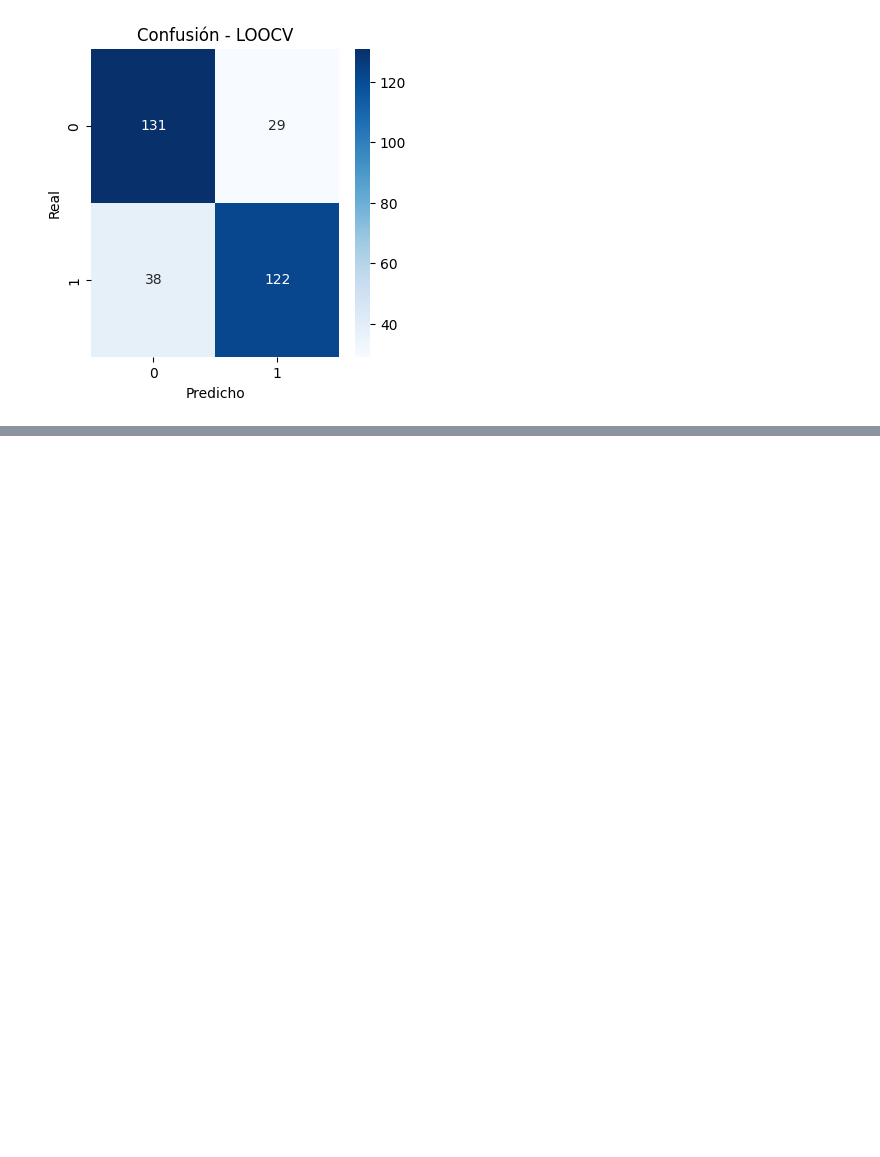
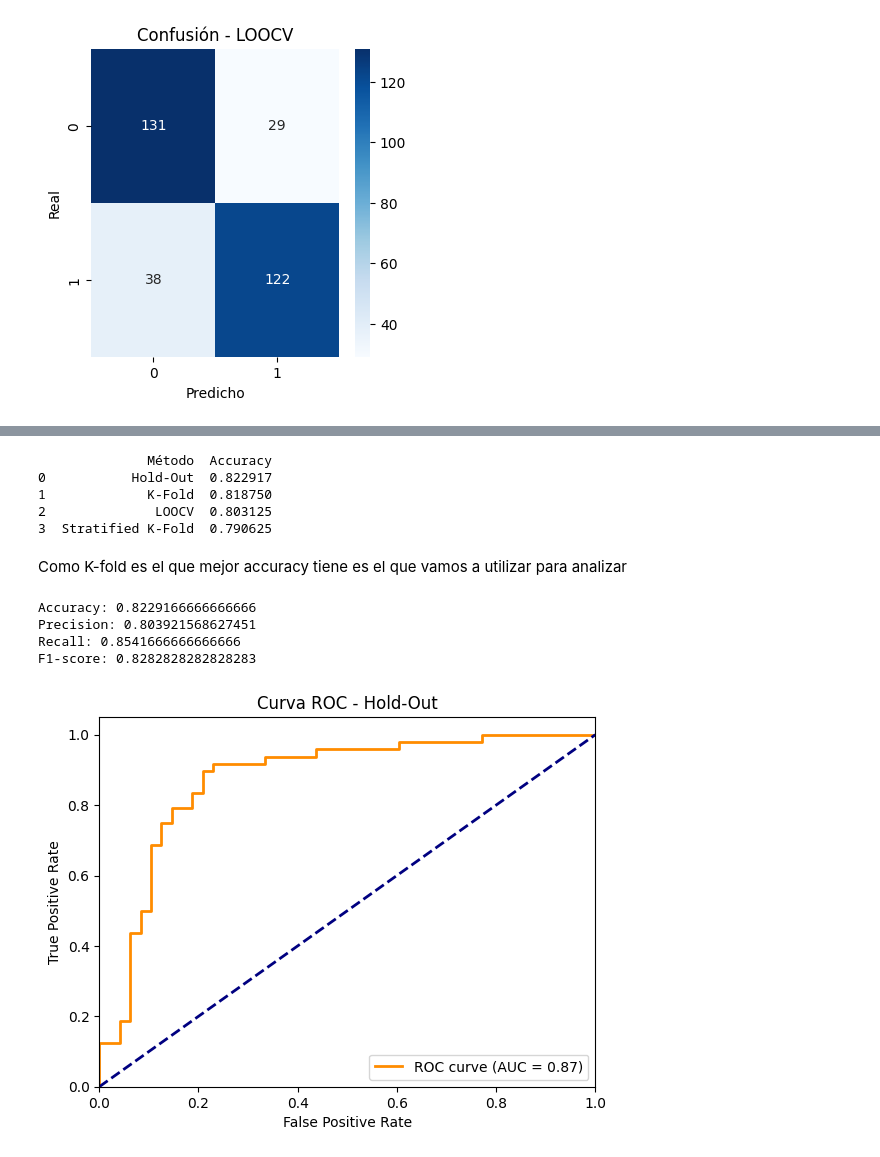
Before and after one commit to sebas3261/FinalAnalitica, a Jupyter notebook: Proyecto final.ipynb, the cells around one changed output, grey strips where cells are left out. Cells and saved outputs as stored; diff of their text form; code cells hidden in the pictures; blank space fills up the shorter version.

```diff
--- a/Proyecto final.ipynb
+++ b/Proyecto final.ipynb
@@ -471,0 +558,54 @@ ImportError: Missing optional dependency 'Jinja2'. DataFrame.style requires jinj
+# %%
+accuracy_holdout = accuracy_score(y_test_SMOTE, y_pred_holdout_SMOTE)
+accuracy_kfold = accuracy_score(y_smote, y_pred_kf_SMOTE)
+accuracy_stratkfold = accuracy_score(y_smote, y_pred_skf_SMOTE)
+accuracy_loo = accuracy_score(y_smote, y_pred_loo_SMOTE)
+
+# Crear un DataFrame con los resultados
+resultados = pd.DataFrame({
+    "Método": ["Hold-Out", "K-Fold", "Stratified K-Fold", "LOOCV"],
+    "Accuracy": [accuracy_holdout, accuracy_kfold, accuracy_stratkfold, accuracy_loo]
+})
+
+# Mostrar la tabla ordenada de mayor a menor accuracy
+print(resultados.sort_values(by="Accuracy", ascending=False).reset_index(drop=True))
+# %% [output]
+              Método  Accuracy
+0           Hold-Out  0.822917
+1             K-Fold  0.818750
+2              LOOCV  0.803125
+3  Stratified K-Fold  0.790625
+# %% [markdown]
+Como K-fold es el que mejor accuracy tiene es el que vamos a utilizar para analizar
+# %%
+print("Accuracy:", accuracy_score(y_test_SMOTE, y_pred_holdout_SMOTE))
+print("Precision:", precision_score(y_test_SMOTE, y_pred_holdout_SMOTE))
+print("Recall:", recall_score(y_test_SMOTE, y_pred_holdout_SMOTE))
+print("F1-score:", f1_score(y_test_SMOTE, y_pred_holdout_SMOTE))
+# %% [output]
+Accuracy: 0.8229166666666666
+Precision: 0.803921568627451
+Recall: 0.8541666666666666
+F1-score: 0.8282828282828283
+# %%
+y_prob_holdout_SMOTE = pipeline.predict_proba(X_test_SMOTE)[:, 1]
+
+# Calcula los valores para la curva ROC
+fpr, tpr, thresholds = roc_curve(y_test_SMOTE, y_prob_holdout_SMOTE)
+
+# Calcula el AUC
+roc_auc = roc_auc_score(y_test_SMOTE, y_prob_holdout_SMOTE)
+
+# Grafica la curva ROC
+plt.figure()
+plt.plot(fpr, tpr, color='darkorange', lw=2, label='ROC curve (AUC = %0.2f)' % roc_auc)
+plt.plot([0, 1], [0, 1], color='navy', lw=2, linestyle='--')  # línea diagonal
+plt.xlim([0.0, 1.0])
+plt.ylim([0.0, 1.05])
+plt.xlabel('False Positive Rate')
+plt.ylabel('True Positive Rate')
+plt.title('Curva ROC - Hold-Out')
+plt.legend(loc="lower right")
+plt.show()
+# %% [output]
+[figure, added]
```
Also changed, not shown: parts of 7 cells of this notebook, 1 other file.
